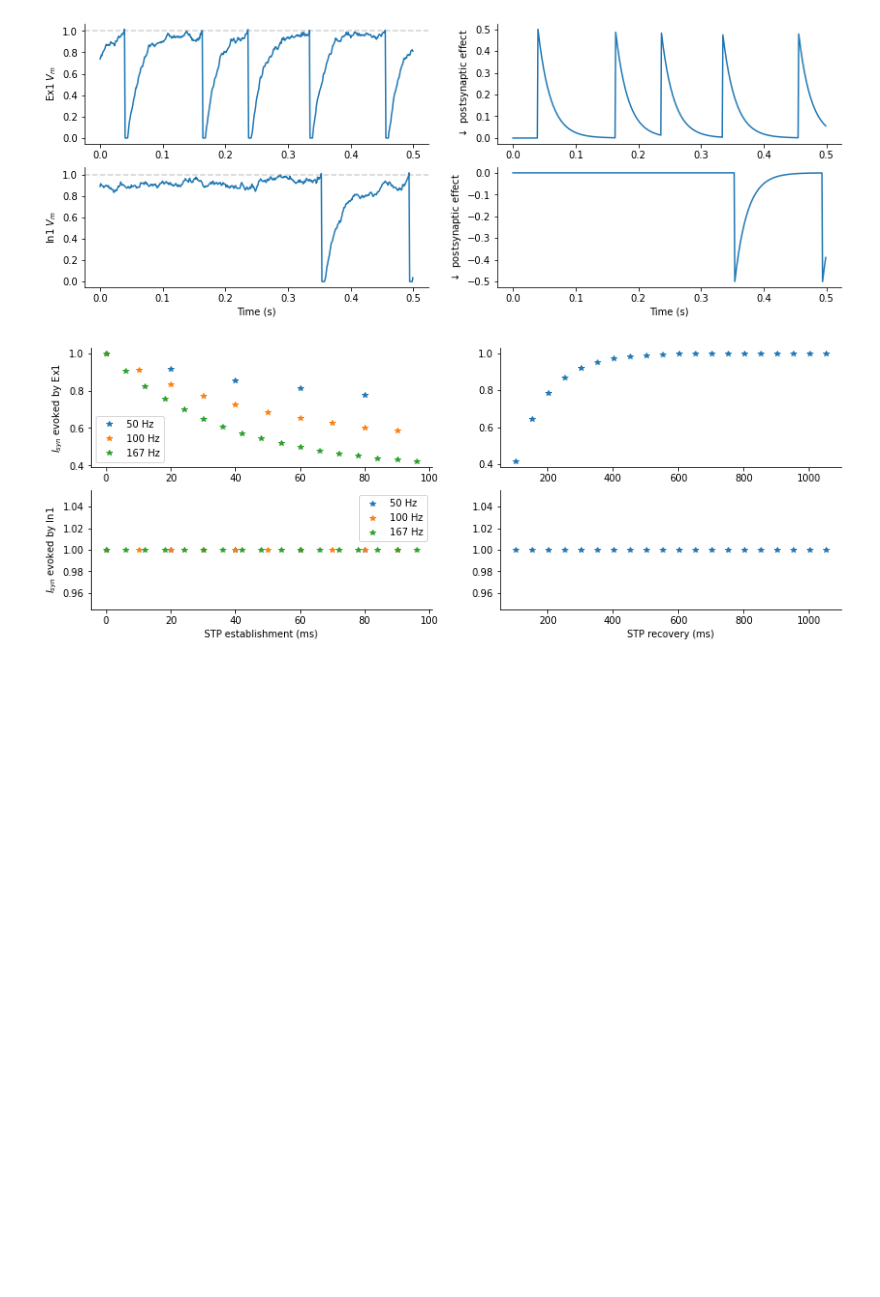
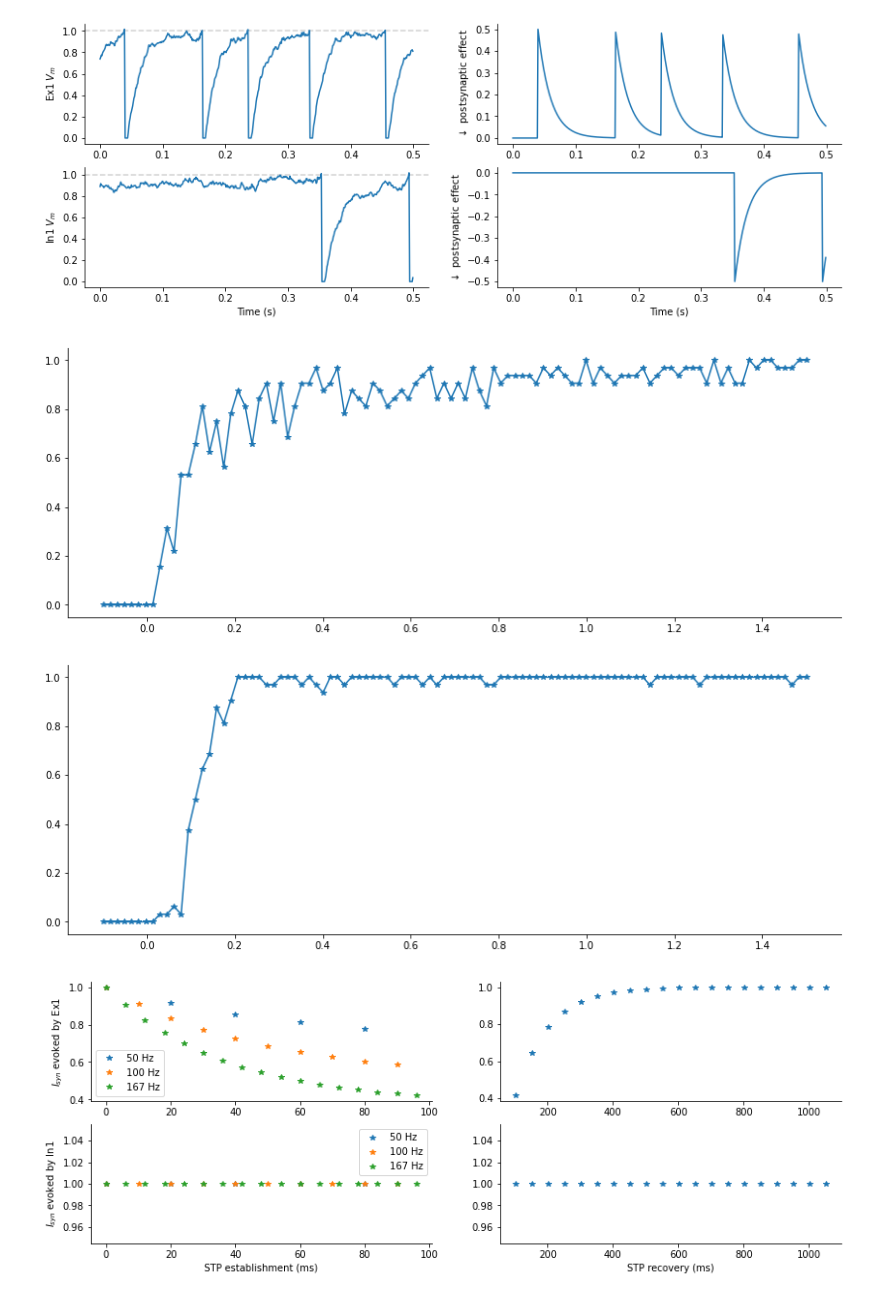
Before and after one commit to kernfel/cantata, a Jupyter notebook: Sanity checks.ipynb, the cells around one changed output. Cells and saved outputs as stored; diff of their text form; code cells hidden in the pictures; blank space fills up the shorter version.

Commit message:
Sanity checks cleanup

```diff
--- a/Sanity checks.ipynb
+++ b/Sanity checks.ipynb
@@ -76,6 +76,55 @@ for i, (name, pop) in enumerate(populations.items()):
 sns.despine()
 # %% [output]
 [figure]
+# %%
+# Firing probability check
+delay = 0.05
+n = 100
+weight = torch.linspace(-.1, 1.5, n)
+batch_size = 32
+
+pf_cfg = base_cfg.copy()
+pf_cfg.batch_size = batch_size
+pf_cfg.n_inputs = 1
+pf_cfg.n_steps = int(delay/pf_cfg.time_step) + 3
+pf_cfg.model.populations.Driver = Box(dict(rate=0, targets=dict(Pre={})))
+# pf_cfg.model.tau_ref = 0
+
+inputs = torch.zeros(pf_cfg.batch_size, pf_cfg.n_steps, pf_cfg.n_inputs, **pf_cfg.tspec)
+surefire = 1/pf_cfg.time_step
+inputs[:, 0, :] = surefire
+
+for i, (name, pop) in enumerate(populations.items()):
+    if pop.sign < 0:
+        continue
+    for j, target_name in enumerate(projections[name].keys()):
+        pf_cfg.model.populations.Pre = pop.copy()
+        pf_cfg.model.populations.Pre.n = n
+        pf_cfg.model.populations.Pre.targets = dict(Post={'delay':delay})
+        pf_cfg.model.populations.Post = populations[target_name].copy()
+        pf_cfg.model.populations.Post.n = n
+#         pf_cfg.model.populations.Post.noise_N = 0
+        cantata.config.load(pf_cfg)
+        m = cantata.Module()
+        with torch.no_grad():
+            state,epoch,record = m.forward_init(inputs, ['mem'])
+            epoch.W[0,1:1+n] = 1 # Driver to Pre
+            epoch.W[1:1+n,1+n:] = torch.eye(n) * weight # Pre to Post
+            m.forward_run(state,epoch,record)
+            m.forward_close(record)
+
+        plt.figure(figsize=figsize)
+        probability = record.out[:,-1,1+n:].sum(dim=0) / batch_size
+        plt.plot(weight.numpy(), probability.cpu().numpy(), '*-')
+        sns.despine()
+
+        nz = torch.nonzero(record.out[:,-1,-1] == 0)
+        if len(nz):
+            plt.figure()
+            plt.plot(record.mem[nz[0,0].item(),:,-1].cpu().numpy())
+# %% [output]
+[figure, added]
+[figure, added]
 # %%
 # STP sanity check
 establish_end = 100
```
Also changed, not shown: parts of 10 cells of this notebook.
